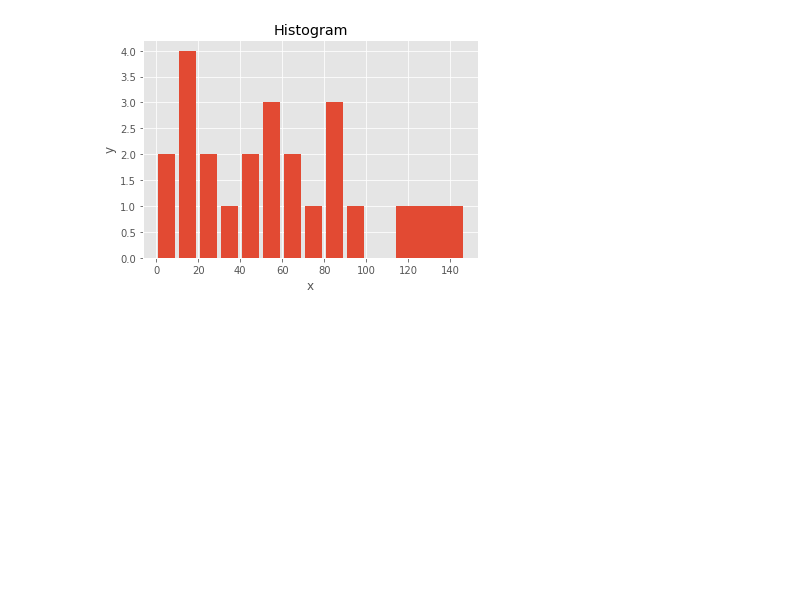
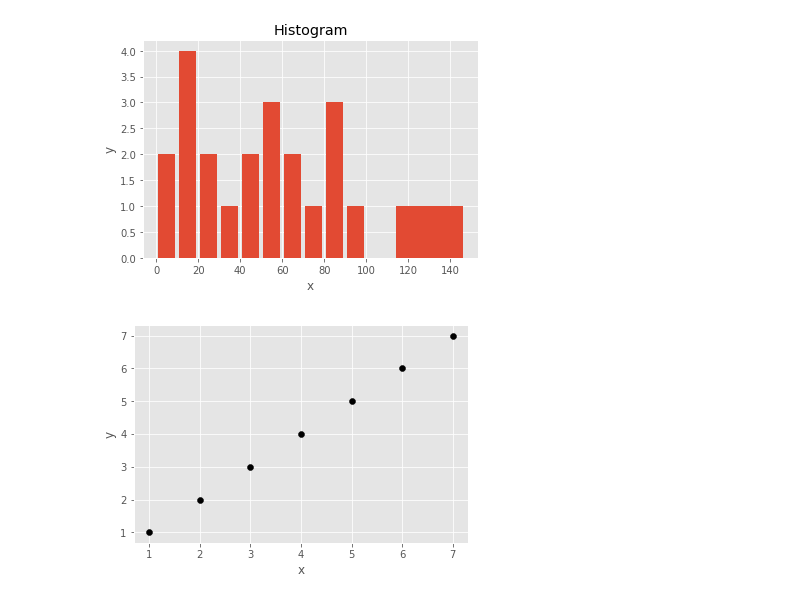
Before and after one commit to NileshPranami/JupyterFiles, a Jupyter notebook: data plots with matplotlyb.ipynb, the cells around one changed output. Cells and saved outputs as stored; diff of their text form; code cells hidden in the pictures; blank space fills up the shorter version.

```diff
--- a/data plots with matplotlyb.ipynb
+++ b/data plots with matplotlyb.ipynb
@@ -44,3 +44,15 @@ plt.title('Histogram')
 plt.show()
 # %% [output]
 [figure]
+# %%
+import matplotlib.pyplot as plt
+
+x=[1,2,3,4,5,6,7]
+y = [1,2,3,4,5,6,7]
+
+plt.scatter(x,y,label='skitscat',color = 'k')
+plt.xlabel('x')
+plt.ylabel('y')
+plt.show()
+# %% [output]
+[figure, added]
```
Also changed, not shown: parts of 2 cells of this notebook.
